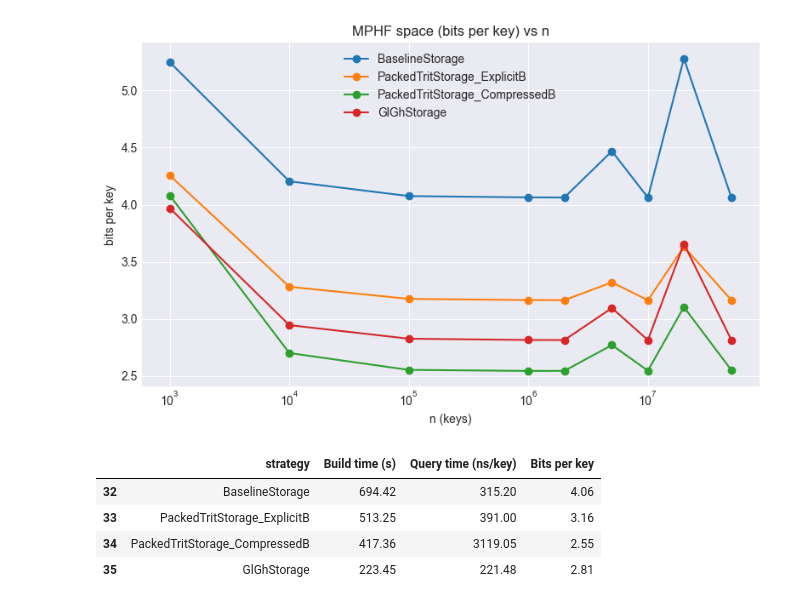
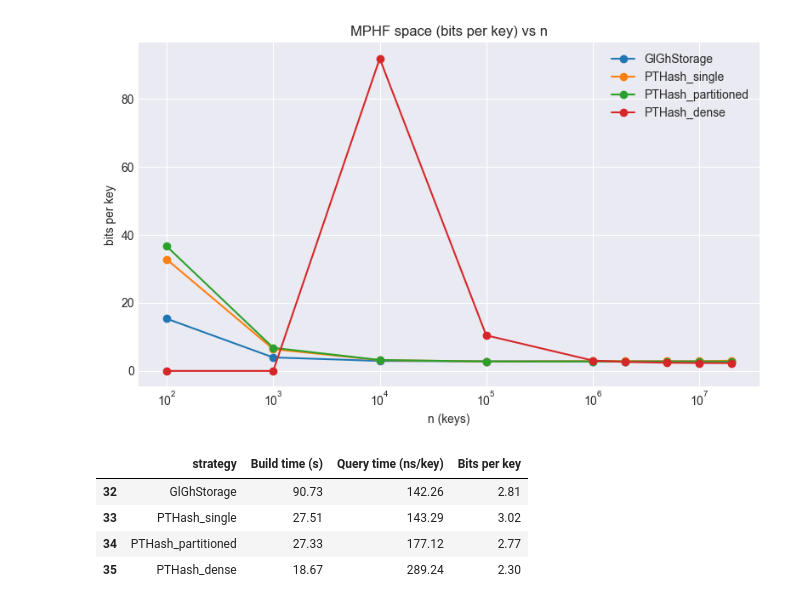
Before and after one commit to pabloskewes/cltj, a Jupyter notebook: analysis/hashing/mphf_hashing_analysis.ipynb, the cells around one changed output. Saved outputs shown, nothing was run; the diff lists cells and outputs as text; code cells hidden in the pictures.

```diff
--- a/analysis/hashing/mphf_hashing_analysis.ipynb
+++ b/analysis/hashing/mphf_hashing_analysis.ipynb
@@ -8,7 +8,8 @@ import pandas as pd
 
 # Path to a benchmark CSV, e.g. produced by bench-mphf-hashing
 DATA_ROOT = Path("../..") / "data"
-CSV_PATH = DATA_ROOT / "mphf_hashing_bench_full.csv"  # adjust as needed
+# CSV_PATH = DATA_ROOT / "mphf_hashing_bench_full.csv"
+CSV_PATH = DATA_ROOT / "mphf_hashing_glgh_vs.csv"
 
 df = pd.read_csv(CSV_PATH)
 # %%
@@ -89,20 +97,20 @@ ax.set_title("MPHF space (bits per key) vs n")
 ax.legend()
 fig.tight_layout()
 # %% [output]
-[figure, old version]
+[figure, new version]
 # %%
 # tablita valores 50M
-size = 50_000_000
+size = 20_000_000
 
 results = df[df["n"] == size][["strategy", "build_time_us", "query_time_ns_per_key", "bits_per_key"]].copy()
 results["Build time (s)"] = results["build_time_us"] / 1e6
 results["Query time (ns/key)"] = results["query_time_ns_per_key"]
 results["Bits per key"] = results["bits_per_key"]
 results = results[["strategy", "Build time (s)", "Query time (ns/key)", "Bits per key"]].round(2)
 results
 # %% [output]
 |  | strategy | Build time (s) | Query time (ns/key) | Bits per key |
-| 32 | BaselineStorage | 694.42 | 315.20 | 4.06 |
-| 33 | PackedTritStorage_ExplicitB | 513.25 | 391.00 | 3.16 |
-| 34 | PackedTritStorage_CompressedB | 417.36 | 3119.05 | 2.55 |
-| 35 | GlGhStorage | 223.45 | 221.48 | 2.81 |
+| 32 | GlGhStorage | 90.73 | 142.26 | 2.81 |
+| 33 | PTHash_single | 27.51 | 143.29 | 3.02 |
+| 34 | PTHash_partitioned | 27.33 | 177.12 | 2.77 |
+| 35 | PTHash_dense | 18.67 | 289.24 | 2.30 |
```
Also changed, not shown: parts of 4 cells of this notebook.
